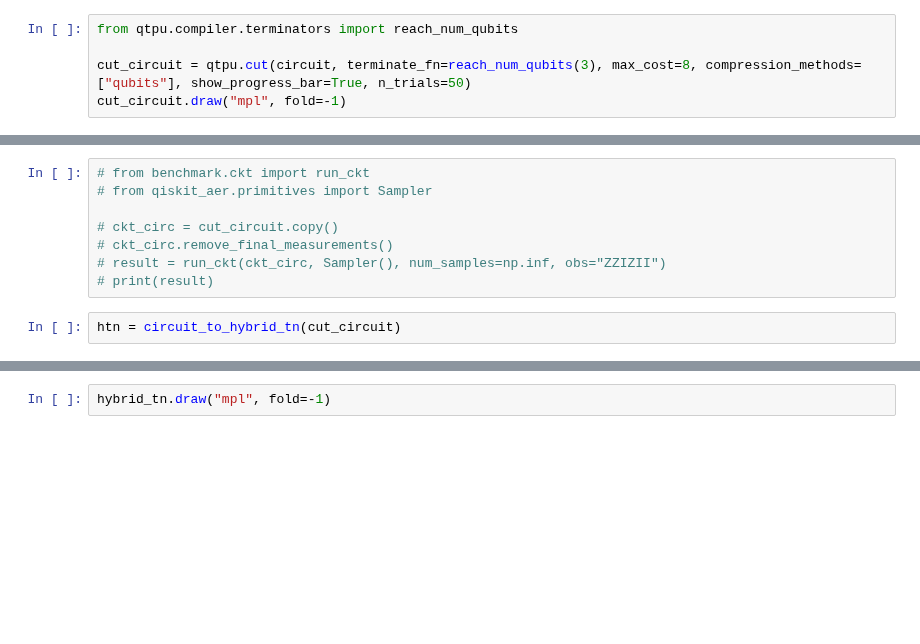
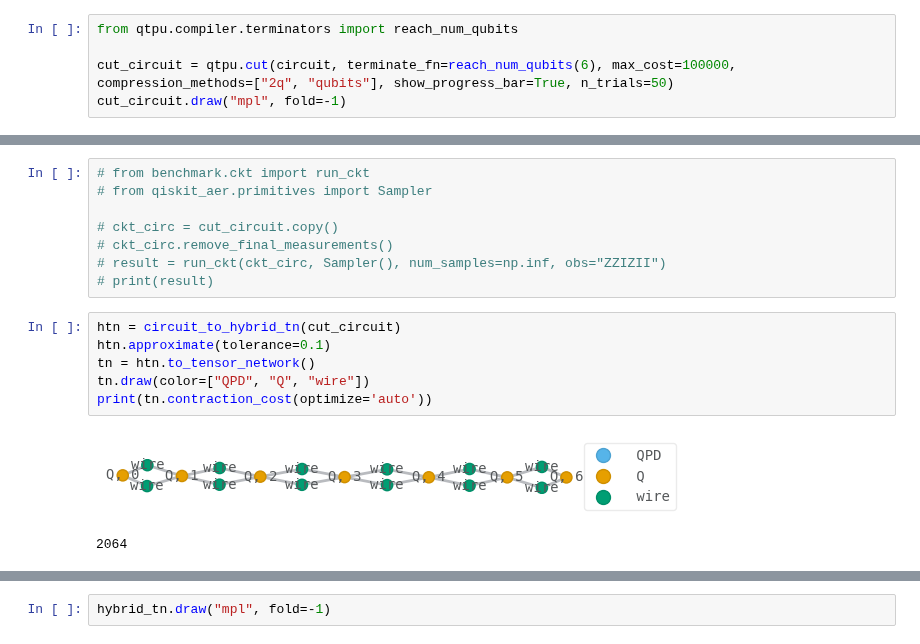
Before and after one commit to nathanieltornow/qtpu, a Jupyter notebook: docs/01_basics.ipynb, the cells around one changed output, grey strips where cells are left out. Cells and saved outputs as stored; diff of their text form; blank space fills up the shorter version.

```diff
--- a/docs/01_basics.ipynb
+++ b/docs/01_basics.ipynb
@@ -44,6 +44,6 @@ In this case, we use the terminator `reach_num_qubits(N//2)` to specify that we
 # %%
 from qtpu.compiler.terminators import reach_num_qubits
 
-cut_circuit = qtpu.cut(circuit, terminate_fn=reach_num_qubits(3), max_cost=8, compression_methods=["qubits"], show_progress_bar=True, n_trials=50)
+cut_circuit = qtpu.cut(circuit, terminate_fn=reach_num_qubits(6), max_cost=100000, compression_methods=["2q", "qubits"], show_progress_bar=True, n_trials=50)
 cut_circuit.draw("mpl", fold=-1)
 # %% [output]
@@ -74,6 +74,13 @@ cut_circuit.draw('mpl', fold=-1)
 # ckt_circ.remove_final_measurements()
 # result = run_ckt(ckt_circ, Sampler(), num_samples=np.inf, obs="ZZIZII")
 # print(result)
-# %%
-htn = circuit_to_hybrid_tn(cut_circuit)
+# %%
+htn = circuit_to_hybrid_tn(cut_circuit)
+htn.approximate(tolerance=0.1)
+tn = htn.to_tensor_network()
+tn.draw(color=["QPD", "Q", "wire"])
+print(tn.contraction_cost(optimize='auto'))
+# %% [output]
+[figure, added]
+2064
 # %%
```
Also changed, not shown: parts of 5 cells of this notebook, 20 other files.
